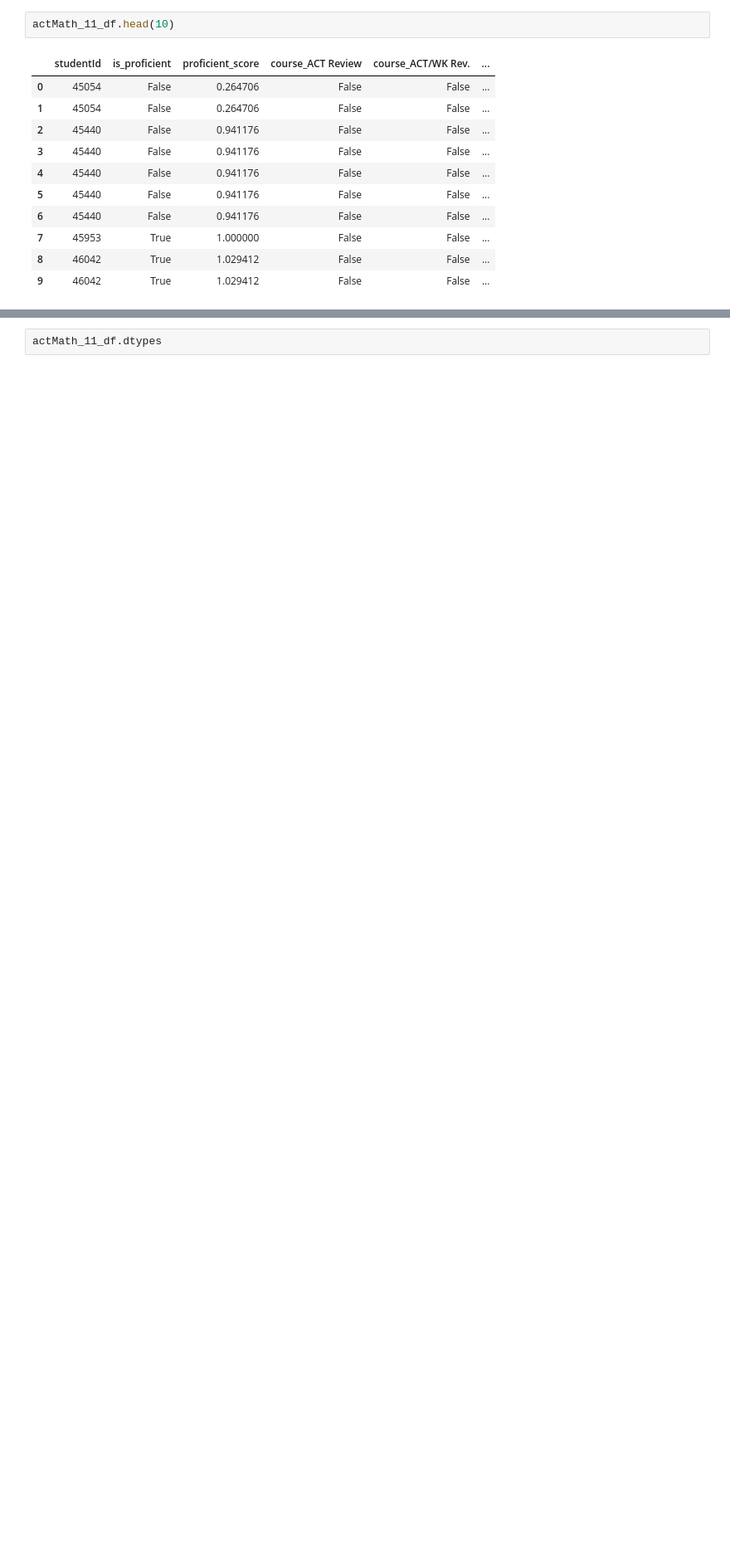
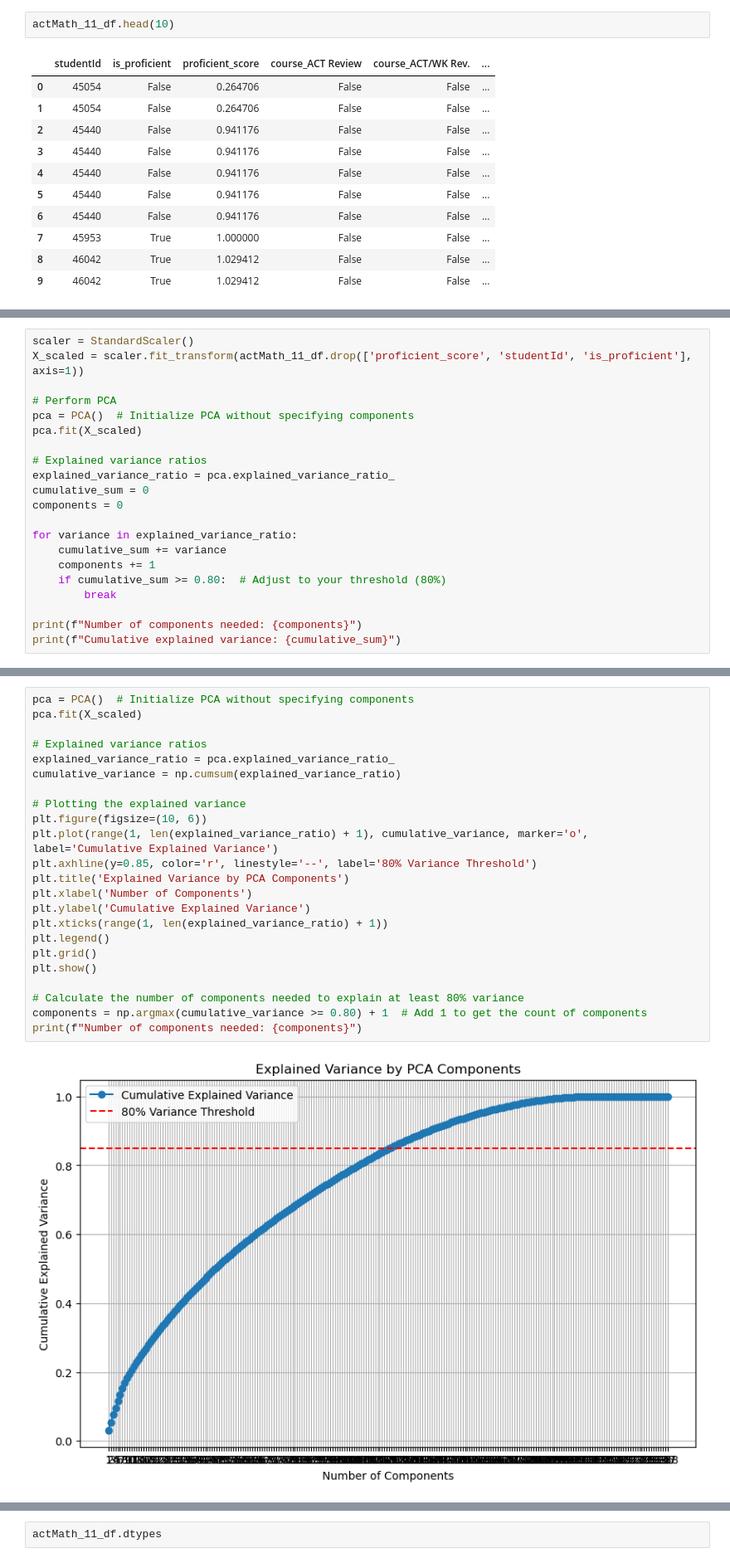
Before and after one commit to level-data-1a/predicting-proficiency, a Jupyter notebook: DecisionTree/ActMath.ipynb, the cells around one changed output, grey strips where cells are left out. Shown at 83% size. Drawn from its saved outputs; the diff is of its cells as text; blank space fills up the shorter version.

```diff
--- a/DecisionTree/ActMath.ipynb
+++ b/DecisionTree/ActMath.ipynb
@@ -31,0 +36,21 @@ actMath_11_df.head(10)
+# %%
+scaler = StandardScaler()
+X_scaled = scaler.fit_transform(actMath_11_df.drop(['proficient_score', 'studentId', 'is_proficient'], axis=1))
+
+# Perform PCA
+pca = PCA()  # Initialize PCA without specifying components
+pca.fit(X_scaled)
+
+# Explained variance ratios
+explained_variance_ratio = pca.explained_variance_ratio_
+cumulative_sum = 0
+components = 0
+
+for variance in explained_variance_ratio:
+    cumulative_sum += variance
+    components += 1
+    if cumulative_sum >= 0.80:  # Adjust to your threshold (80%)
+        break
+
+print(f"Number of components needed: {components}")
+print(f"Cumulative explained variance: {cumulative_sum}")
@@ -31,0 +60,25 @@ actMath_11_df.head(10)
+# %%
+pca = PCA()  # Initialize PCA without specifying components
+pca.fit(X_scaled)
+
+# Explained variance ratios
+explained_variance_ratio = pca.explained_variance_ratio_
+cumulative_variance = np.cumsum(explained_variance_ratio)
+
+# Plotting the explained variance
+plt.figure(figsize=(10, 6))
+plt.plot(range(1, len(explained_variance_ratio) + 1), cumulative_variance, marker='o', label='Cumulative Explained Variance')
+plt.axhline(y=0.85, color='r', linestyle='--', label='80% Variance Threshold')
+plt.title('Explained Variance by PCA Components')
+plt.xlabel('Number of Components')
+plt.ylabel('Cumulative Explained Variance')
+plt.xticks(range(1, len(explained_variance_ratio) + 1))
+plt.legend()
+plt.grid()
+plt.show()
+
+# Calculate the number of components needed to explain at least 80% variance
+components = np.argmax(cumulative_variance >= 0.80) + 1  # Add 1 to get the count of components
+print(f"Number of components needed: {components}")
+# %% [output]
+[figure, added]
```
Also changed, not shown: parts of 15 cells of this notebook, 1 other file.
